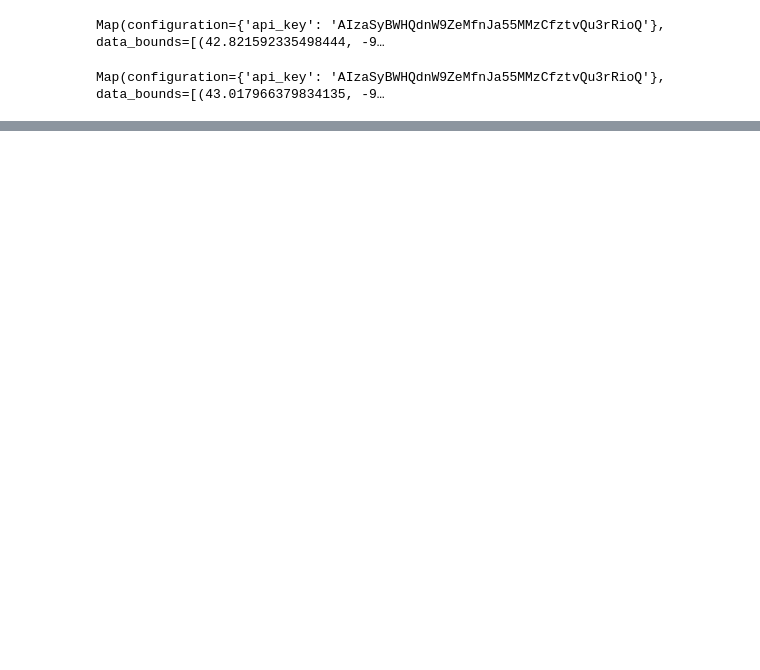
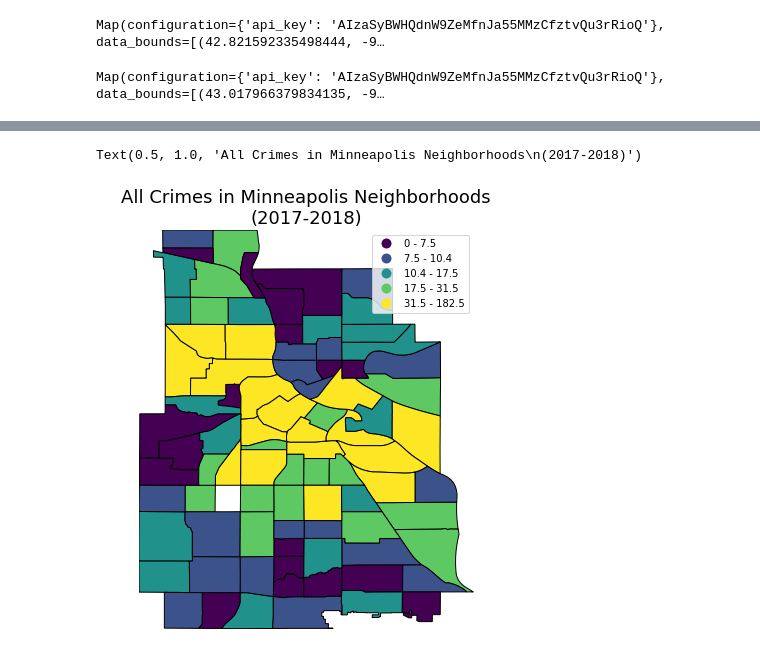
Before and after one commit to alvern/Group_Project_Grad_Rates, a Jupyter notebook: Heatmaps_Jack.ipynb, the cells around one changed output, grey strips where cells are left out. Cells and saved outputs as stored; diff of their text form; code cells hidden in the pictures; blank space fills up the shorter version.

```diff
--- a/Heatmaps_Jack.ipynb
+++ b/Heatmaps_Jack.ipynb
@@ -318,0 +463,6 @@ violent_crime.max()
+# %%
+hoods_allcrime_plot = geoplot.choropleth(combined_hoods, hue='Total_Crime', figsize=(6, 10), legend=True)
+plt.title("All Crimes in Minneapolis Neighborhoods\n(2017-2018)", fontsize=18)
+# %% [output]
+Text(0.5, 1.0, 'All Crimes in Minneapolis Neighborhoods\n(2017-2018)')
+[figure, added]
```
Also changed, not shown: parts of 18 cells of this notebook, 12 other files.
